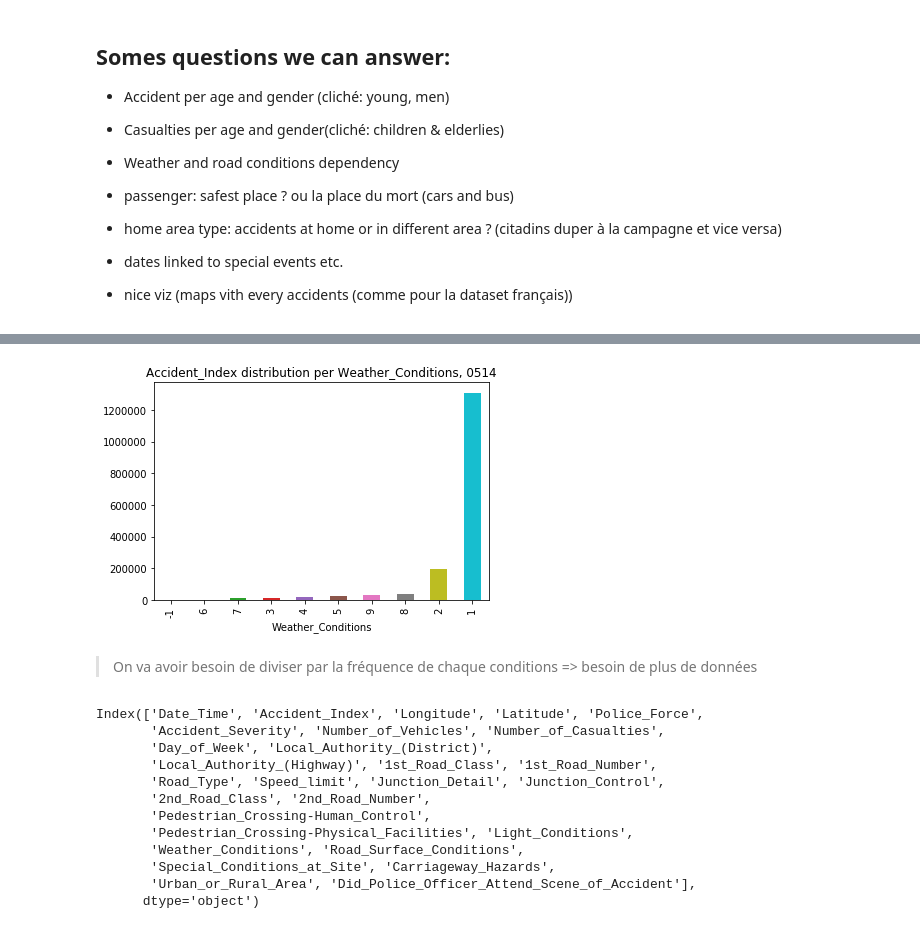
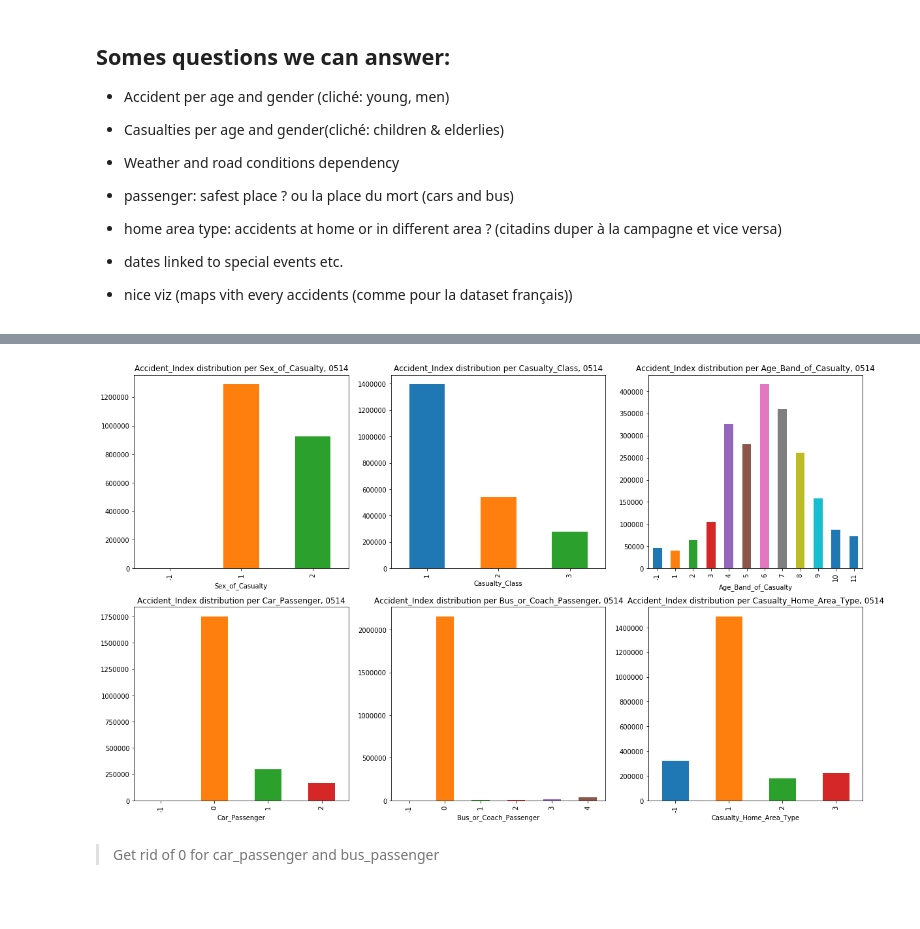
Before and after one commit to Eagleseb/survive-your-commuting, a Jupyter notebook: Milestone2.ipynb, the cells around one changed output, grey strips where cells are left out. Cells and saved outputs as stored; diff of their text form; code cells hidden in the pictures.

```diff
--- a/Milestone2.ipynb
+++ b/Milestone2.ipynb
@@ -108,21 +113,12 @@ plot_distrib(accidents, "Accident_Index", "Light_Conditions")
-# %%
-plot_distrib(accidents, "Accident_Index", "Weather_Conditions")
-# %% [output]
-[figure, removed]
-# %% [markdown]
-> On va avoir besoin de diviser par la fréquence de chaque conditions => besoin de plus de données
-# %%
-accidents.columns
-# %% [output]
-Index(['Date_Time', 'Accident_Index', 'Longitude', 'Latitude', 'Police_Force',
-       'Accident_Severity', 'Number_of_Vehicles', 'Number_of_Casualties',
-       'Day_of_Week', 'Local_Authority_(District)',
-       'Local_Authority_(Highway)', '1st_Road_Class', '1st_Road_Number',
-       'Road_Type', 'Speed_limit', 'Junction_Detail', 'Junction_Control',
-       '2nd_Road_Class', '2nd_Road_Number',
-       'Pedestrian_Crossing-Human_Control',
-       'Pedestrian_Crossing-Physical_Facilities', 'Light_Conditions',
-       'Weather_Conditions', 'Road_Surface_Conditions',
-       'Special_Conditions_at_Site', 'Carriageway_Hazards',
-       'Urban_or_Rural_Area', 'Did_Police_Officer_Attend_Scene_of_Accident'],
-      dtype='object')
+# %%
+fig, axes = plt.subplots(2, 3, figsize=(20, 12))
+plot_distrib(casualties, group = "Sex_of_Casualty", ax = axes[0][0])
+plot_distrib(casualties, group = "Casualty_Class", ax = axes[0][1])
+plot_distrib(casualties, group = "Age_Band_of_Casualty", ax = axes[0][2])
+plot_distrib(casualties, group = "Car_Passenger", ax = axes[1][0])
+plot_distrib(casualties, group = "Bus_or_Coach_Passenger", ax = axes[1][1])
+plot_distrib(casualties, group = "Casualty_Home_Area_Type", ax = axes[1][2])
+# %% [output]
+[figure, added]
+# %% [markdown]
+>Get rid of 0 for car_passenger and bus_passenger
```
Also changed, not shown: parts of 14 cells of this notebook.
